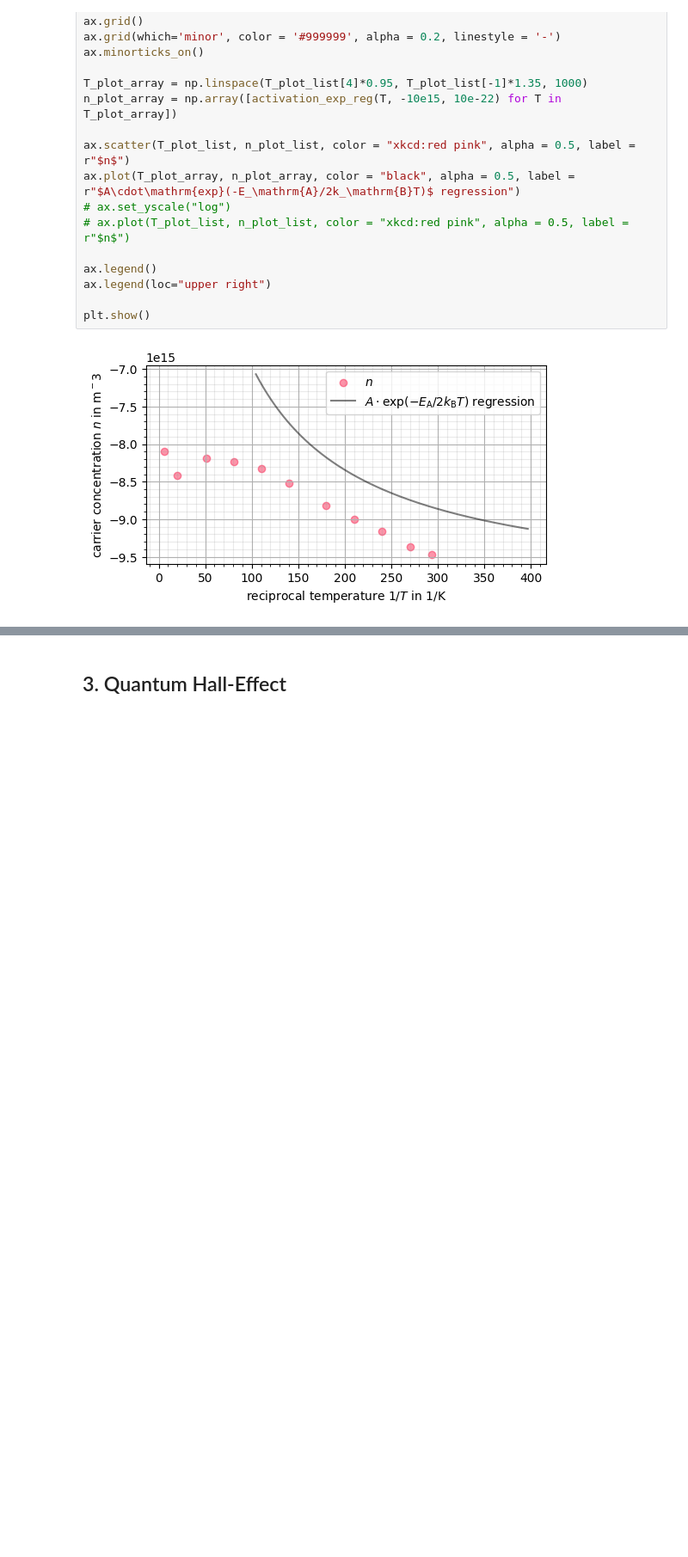
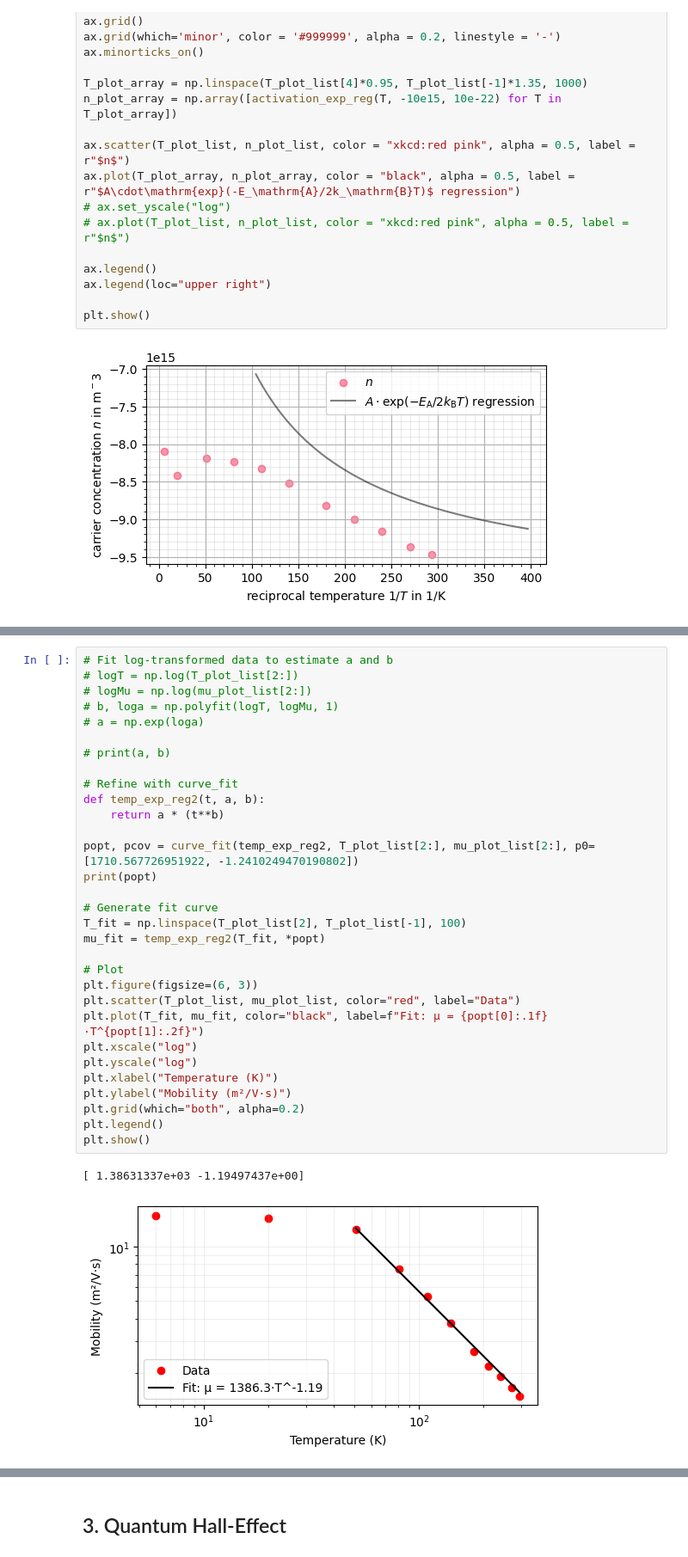
Before and after one commit to CVC97/ALC-24-25, a Jupyter notebook: FM.QHE_quantum_hall_effect/fm_qhe_data_analysis.ipynb, the cells around one changed output, grey strips where cells are left out. Shown at 86% size. Cells and saved outputs as stored; diff of their text form; blank space fills up the shorter version.

```diff
--- a/FM.QHE_quantum_hall_effect/fm_qhe_data_analysis.ipynb
+++ b/FM.QHE_quantum_hall_effect/fm_qhe_data_analysis.ipynb
@@ -389,3 +389,37 @@ plt.show()
+# %%
+# Fit log-transformed data to estimate a and b
+# logT = np.log(T_plot_list[2:])
+# logMu = np.log(mu_plot_list[2:])
+# b, loga = np.polyfit(logT, logMu, 1)
+# a = np.exp(loga)
+
+# print(a, b)
+
+# Refine with curve_fit
+def temp_exp_reg2(t, a, b):
+    return a * (t**b)
+
+popt, pcov = curve_fit(temp_exp_reg2, T_plot_list[2:], mu_plot_list[2:], p0=[1710.567726951922, -1.2410249470190802])
+print(popt)
+
+# Generate fit curve
+T_fit = np.linspace(T_plot_list[2], T_plot_list[-1], 100)
+mu_fit = temp_exp_reg2(T_fit, *popt)
+
+# Plot
+plt.figure(figsize=(6, 3))
+plt.scatter(T_plot_list, mu_plot_list, color="red", label="Data")
+plt.plot(T_fit, mu_fit, color="black", label=f"Fit: μ = {popt[0]:.1f}·T^{popt[1]:.2f}")
+plt.xscale("log")
+plt.yscale("log")
+plt.xlabel("Temperature (K)")
+plt.ylabel("Mobility (m²/V·s)")
+plt.grid(which="both", alpha=0.2)
+plt.legend()
+plt.show()
+# %% [output]
+[ 1.38631337e+03 -1.19497437e+00]
+[figure, added]
 # %%
 temp_exp_reg(100, -10, 1.5, 100)
 # %% [output]
```
Also changed, not shown: parts of 3 cells of this notebook, 6 other files.
